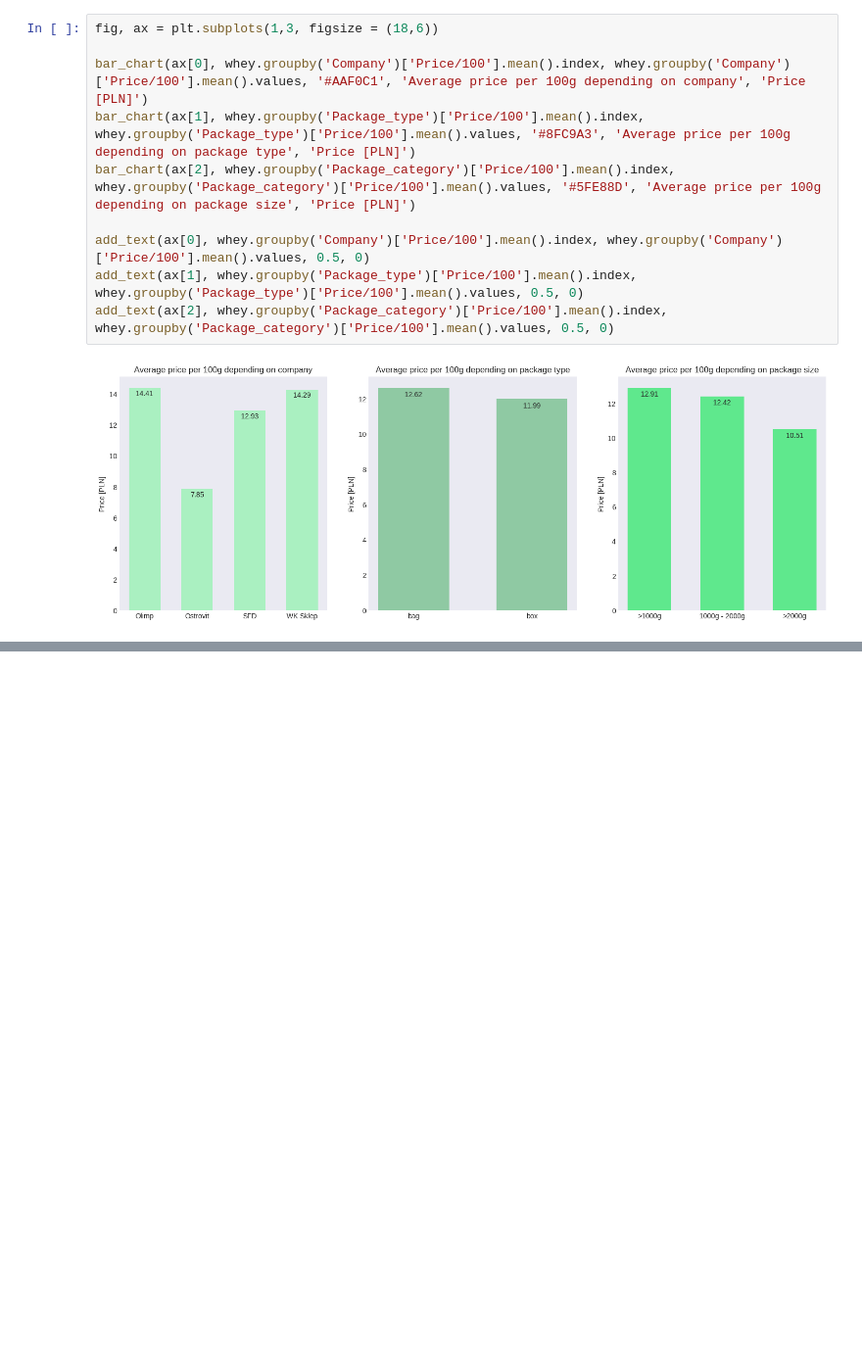
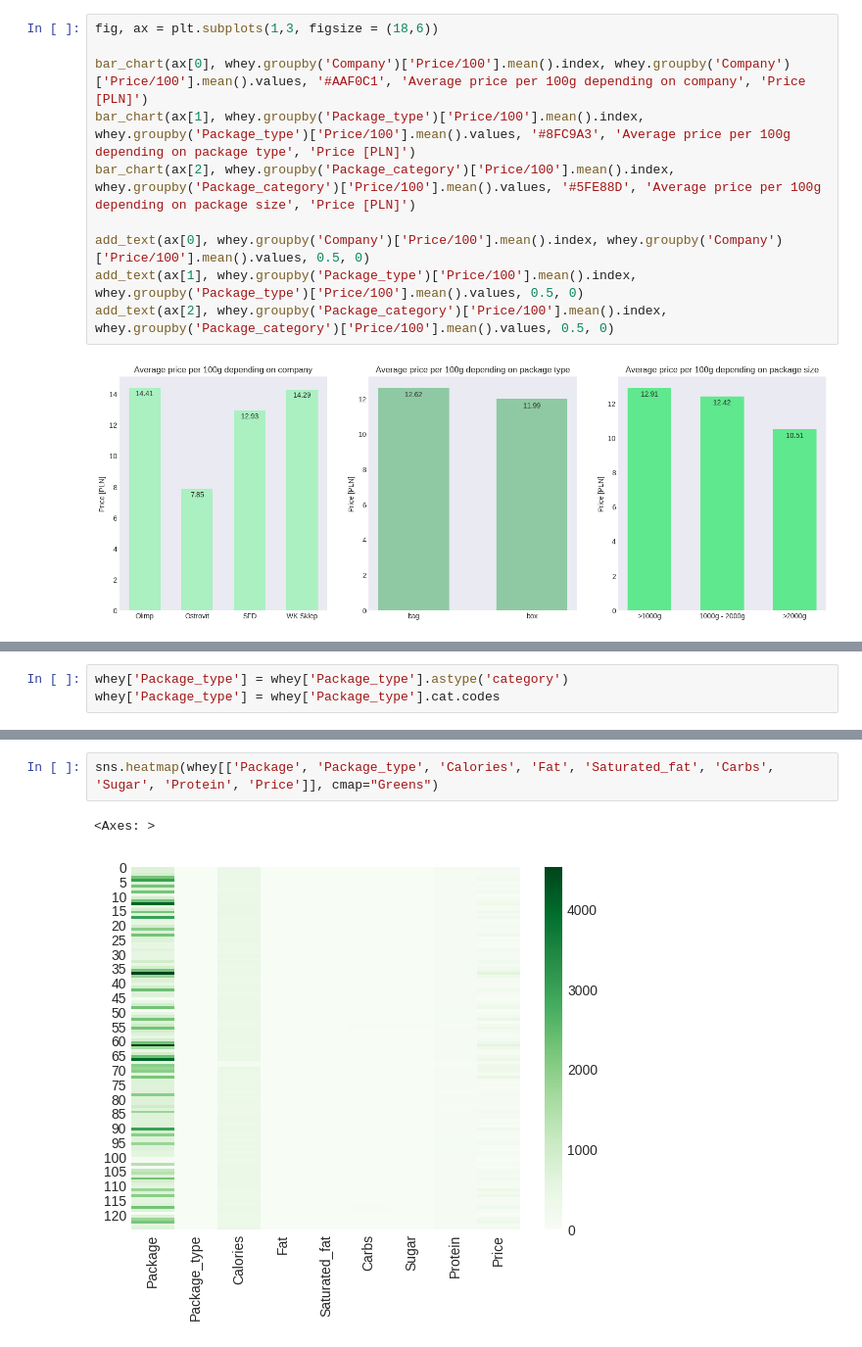
Before and after one commit to KamilShape/whey_analysis, a Jupyter notebook: Whey_analysis.ipynb, the cells around one changed output, grey strips where cells are left out. Shown: that part at 98% size. Cells and saved outputs as stored; diff of their text form; blank space fills up the shorter version.

```diff
--- a/Whey_analysis.ipynb
+++ b/Whey_analysis.ipynb
@@ -142,0 +155,3 @@ add_text(ax[2], whey.groupby('Package_category')['Price/100'].mean().index, whey
+# %%
+whey['Package_type'] = whey['Package_type'].astype('category')
+whey['Package_type'] = whey['Package_type'].cat.codes
@@ -142,0 +174,5 @@ add_text(ax[2], whey.groupby('Package_category')['Price/100'].mean().index, whey
+# %%
+sns.heatmap(whey[['Package', 'Package_type', 'Calories', 'Fat', 'Saturated_fat', 'Carbs', 'Sugar', 'Protein', 'Price']], cmap="Greens")
+# %% [output]
+<Axes: >
+[figure, added]
```
Also changed, not shown: parts of 10 cells of this notebook.
